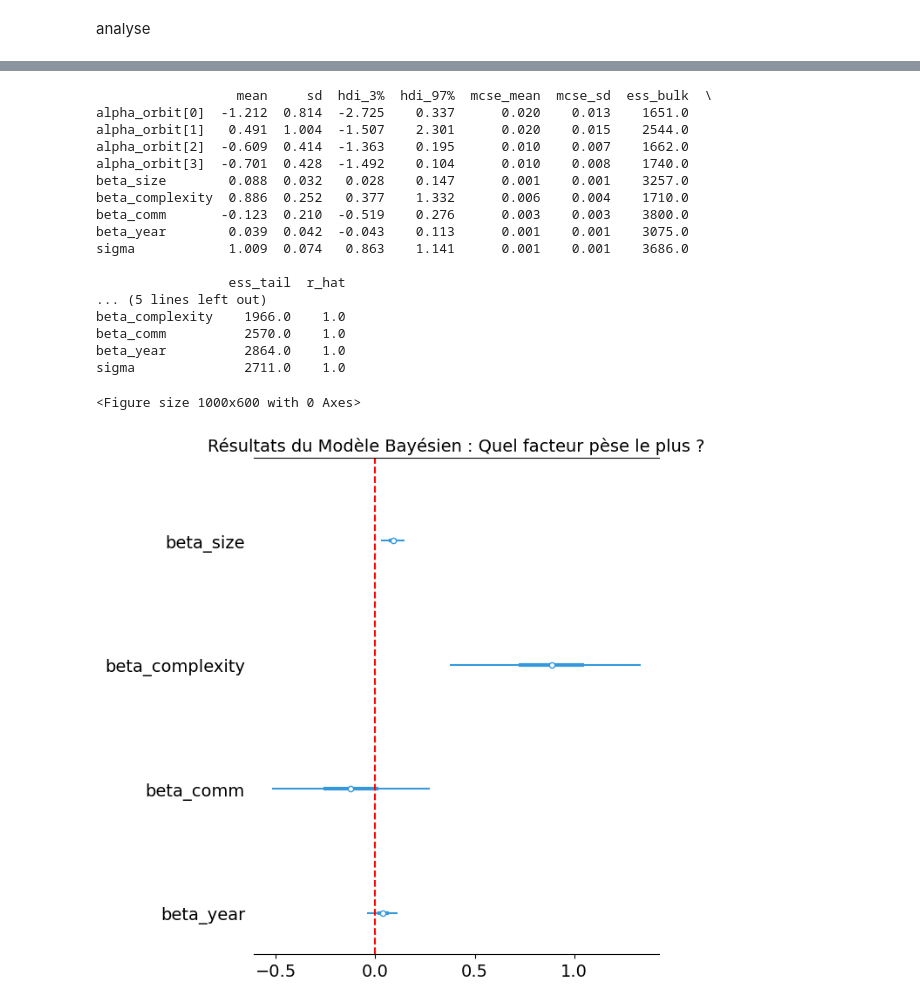
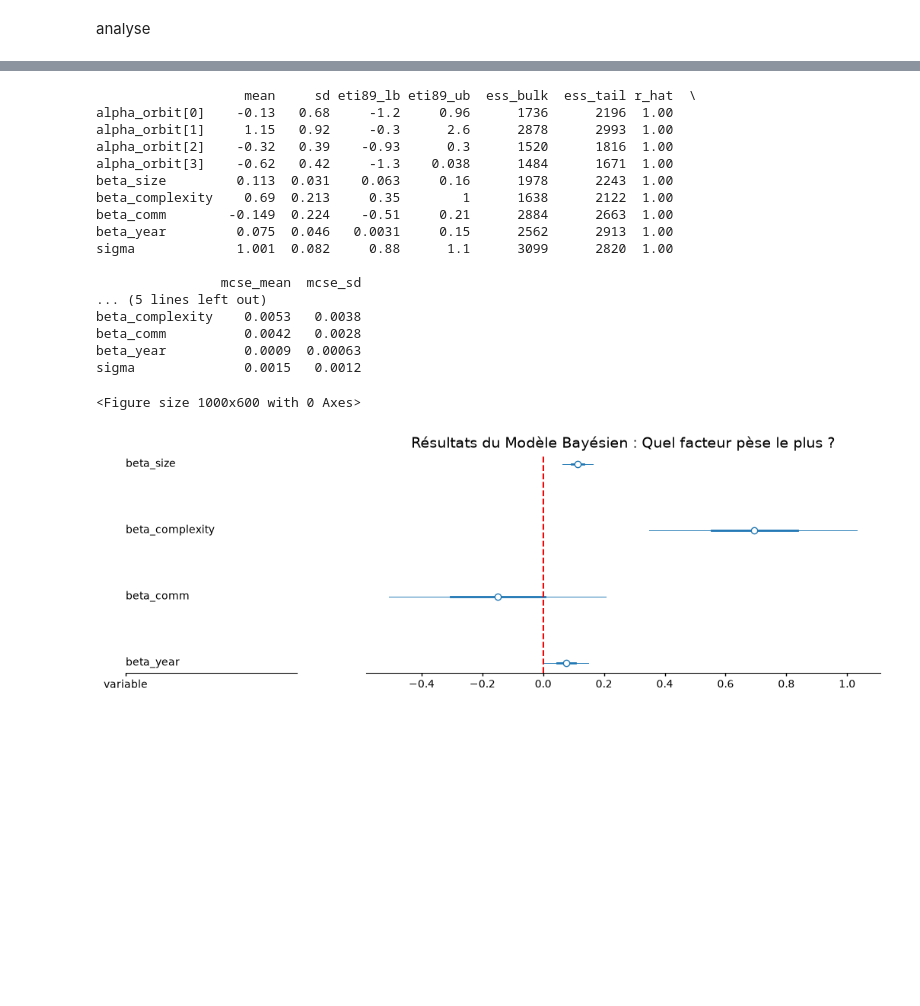
Before and after one commit to BravoDiego/bayesian-decision-model-for-cubesat-mission, a Jupyter notebook: main.ipynb, the cells around one changed output, grey strips where cells are left out. Saved outputs shown, nothing was run; the diff lists cells and outputs as text; code cells hidden in the pictures; blank space fills up the shorter version.

```diff
--- a/main.ipynb
+++ b/main.ipynb
@@ -228,7 +228,7 @@ import pandas as pd
 import arviz as az
 
 # 1. Préparation des données
-df = pd.read_csv("ESA_CNES - CubeSeat Dataset - data.csv")
+df = pd.read_csv("CubeSat_Dataset_Clean.csv")
 
 # On centre l'année pour aider le modèle à converger (2024 = 0)
 df['Year_Scaled'] = df['Année (Launch)'] - 2024
@@ -285,33 +274,34 @@ We recommend running at least 4 chains for robust computation of convergence dia
 # %%
 import numpy as np
 import matplotlib.pyplot as plt
 import pandas as pd
+import arviz as az
 print(az.summary(trace))
 plt.figure(figsize=(10, 6))
-az.plot_forest(trace, var_names=["beta_size", "beta_complexity", "beta_comm", "beta_year"], combined=True, colors="#3498db")
+az.plot_forest(trace, var_names=["beta_size", "beta_complexity", "beta_comm", "beta_year"], combined=True)
 plt.axvline(0, color='red', linestyle='--')
 plt.title("Résultats du Modèle Bayésien : Quel facteur pèse le plus ?", fontsize=14)
 plt.show()
 # %% [output]
-                  mean     sd  hdi_3%  hdi_97%  mcse_mean  mcse_sd  ess_bulk  \
-alpha_orbit[0]  -1.212  0.814  -2.725    0.337      0.020    0.013    1651.0
-alpha_orbit[1]   0.491  1.004  -1.507    2.301      0.020    0.015    2544.0
-alpha_orbit[2]  -0.609  0.414  -1.363    0.195      0.010    0.007    1662.0
-alpha_orbit[3]  -0.701  0.428  -1.492    0.104      0.010    0.008    1740.0
-beta_size        0.088  0.032   0.028    0.147      0.001    0.001    3257.0
-beta_complexity  0.886  0.252   0.377    1.332      0.006    0.004    1710.0
-beta_comm       -0.123  0.210  -0.519    0.276      0.003    0.003    3800.0
-beta_year        0.039  0.042  -0.043    0.113      0.001    0.001    3075.0
-sigma            1.009  0.074   0.863    1.141      0.001    0.001    3686.0
+                   mean     sd eti89_lb eti89_ub  ess_bulk  ess_tail r_hat  \
+alpha_orbit[0]    -0.13   0.68     -1.2     0.96      1736      2196  1.00
+alpha_orbit[1]     1.15   0.92     -0.3      2.6      2878      2993  1.00
+alpha_orbit[2]    -0.32   0.39    -0.93      0.3      1520      1816  1.00
+alpha_orbit[3]    -0.62   0.42     -1.3    0.038      1484      1671  1.00
+beta_size         0.113  0.031    0.063     0.16      1978      2243  1.00
+beta_complexity    0.69  0.213     0.35        1      1638      2122  1.00
+beta_comm        -0.149  0.224    -0.51     0.21      2884      2663  1.00
+beta_year         0.075  0.046   0.0031     0.15      2562      2913  1.00
+sigma             1.001  0.082     0.88      1.1      3099      2820  1.00
 
-                 ess_tail  r_hat
+                mcse_mean  mcse_sd
 ... (5 lines left out)
-beta_complexity    1966.0    1.0
-beta_comm          2570.0    1.0
-beta_year          2864.0    1.0
-sigma              2711.0    1.0
+beta_complexity    0.0053   0.0038
+beta_comm          0.0042   0.0028
+beta_year          0.0009  0.00063
+sigma              0.0015   0.0012
 <Figure size 1000x600 with 0 Axes>
-[figure, old version]
+[figure, new version]
 # %%
 import arviz as az
 import matplotlib.pyplot as plt
```
Also changed, not shown: parts of 4 cells of this notebook, 3 other files.
